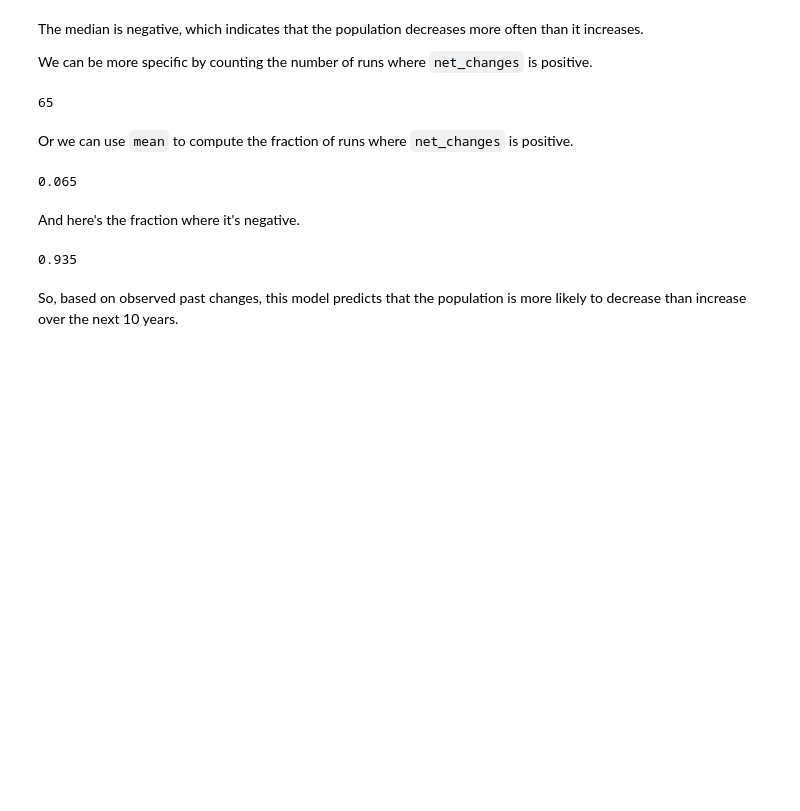
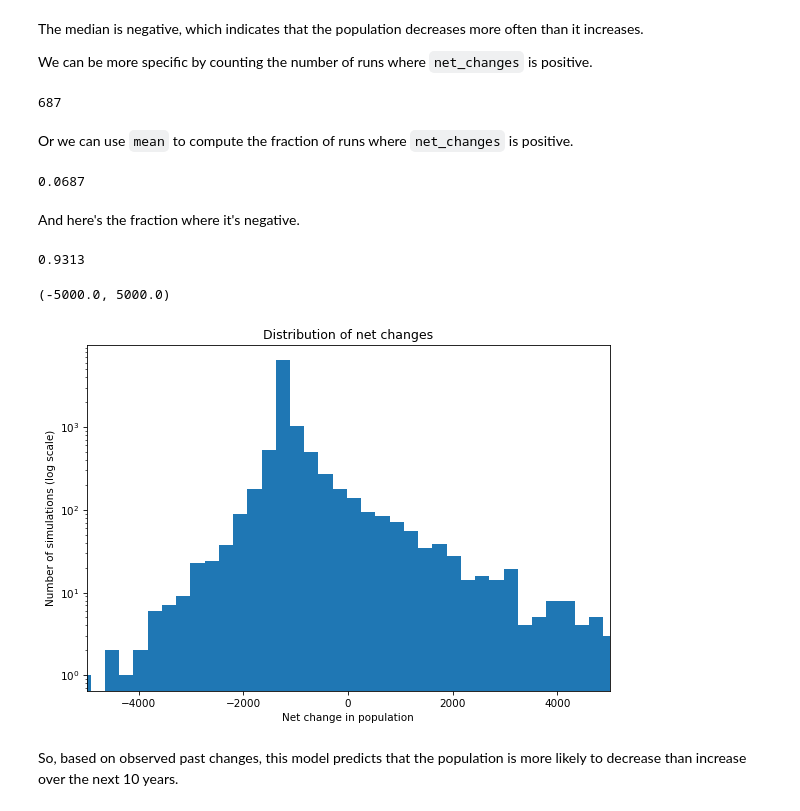
Before and after one commit to wutmeownow/phys441, a Jupyter notebook: JupyterNotebooks/Week9/salmon.ipynb, the cells around one changed output. Cells and saved outputs as stored; diff of their text form; code cells hidden in the pictures; blank space fills up the shorter version.

```diff
--- a/JupyterNotebooks/Week9/salmon.ipynb
+++ b/JupyterNotebooks/Week9/salmon.ipynb
@@ -295,6 +295,6 @@ Name: Metric, dtype: float64
 # %% [markdown]
 Now we can run 1000 simulations and describe the distribution of the results.
 # %%
-last_pops = run_many_simulations(system, update_func1, 1000)
+last_pops = run_many_simulations(system, update_func1, 10000)
 last_pops.describe()
 # %% [output]
@@ -329,19 +329,29 @@ We can be more specific by counting the number of runs where `net_changes` is po
 # %%
 np.sum(net_changes > 0)
 # %% [output]
-65
+687
 # %% [markdown]
 Or we can use `mean` to compute the fraction of runs where `net_changes` is positive.
 # %%
 np.mean(net_changes > 0)
 # %% [output]
-0.065
+0.0687
 # %% [markdown]
 And here's the fraction where it's negative.
 # %%
 np.mean(net_changes < 0)
 # %% [output]
-0.935
+0.9313
+# %%
+plt.hist(net_changes, bins=100)
+plt.yscale('log')
+plt.xlabel('Net change in population')
+plt.ylabel('Number of simulations (log scale)')
+plt.title('Distribution of net changes')
+plt.xlim(-5000,5000)
+# %% [output]
+(-5000.0, 5000.0)
+[figure, added]
 # %% [markdown]
 So, based on observed past changes, this model predicts that the population is more likely to decrease than increase over the next 10 years.
 # %% [markdown]
```
Also changed, not shown: parts of 13 cells of this notebook.
